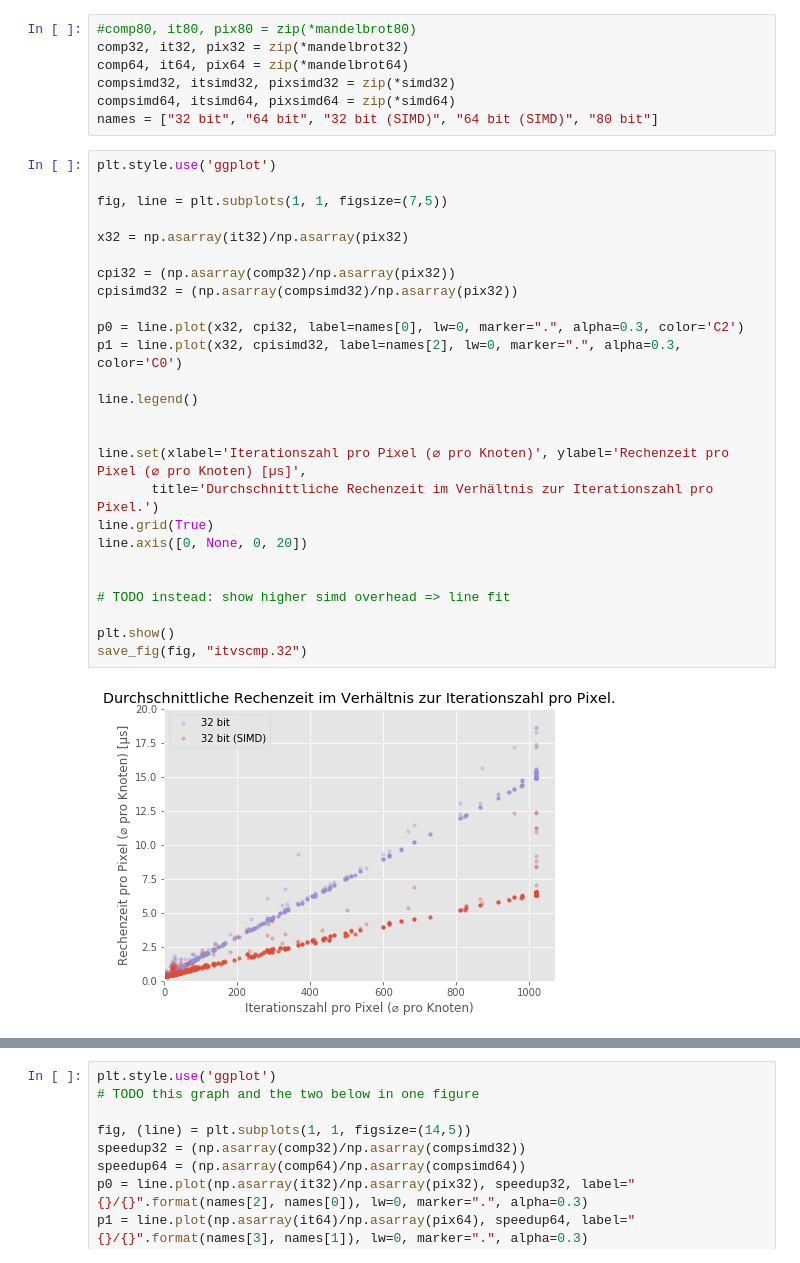
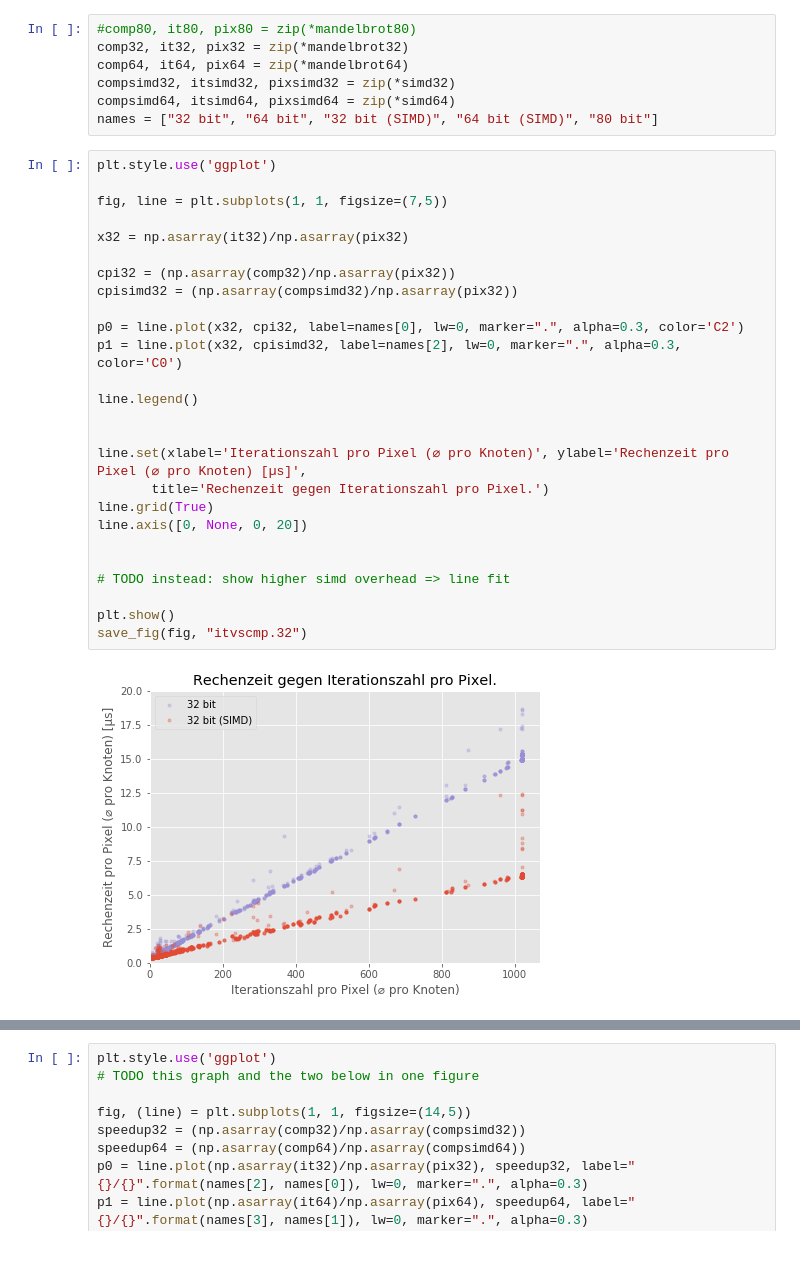
Before and after one commit to eragp/mandelbrot, a Jupyter notebook: eval/simd/implementations_eval.ipynb, the cells around one changed output, grey strips where cells are left out. Cells and saved outputs as stored; diff of their text form.

Commit message:
Fix graphs

```diff
--- a/eval/simd/implementations_eval.ipynb
+++ b/eval/simd/implementations_eval.ipynb
@@ -67,31 +67,31 @@ names = ["32 bit", "64 bit", "32 bit (SIMD)", "64 bit (SIMD)", "80 bit"]
 # %%
 plt.style.use('ggplot')
 
 fig, line = plt.subplots(1, 1, figsize=(7,5))
 
 x32 = np.asarray(it32)/np.asarray(pix32)
 
 cpi32 = (np.asarray(comp32)/np.asarray(pix32))
 cpisimd32 = (np.asarray(compsimd32)/np.asarray(pix32))
 
 p0 = line.plot(x32, cpi32, label=names[0], lw=0, marker=".", alpha=0.3, color='C2')
 p1 = line.plot(x32, cpisimd32, label=names[2], lw=0, marker=".", alpha=0.3, color='C0')
 
 line.legend()
 
 
 line.set(xlabel='Iterationszahl pro Pixel (⌀ pro Knoten)', ylabel='Rechenzeit pro Pixel (⌀ pro Knoten) [µs]',
-       title='Durchschnittliche Rechenzeit im Verhältnis zur Iterationszahl pro Pixel.')
+       title='Rechenzeit gegen Iterationszahl pro Pixel.')
 line.grid(True)
 line.axis([0, None, 0, 20])
 
 
 # TODO instead: show higher simd overhead => line fit
 
 plt.show()
 save_fig(fig, "itvscmp.32")
 # %% [output]
-[figure, old version]
+[figure, new version]
 # %%
 plt.style.use('ggplot')
 
```
Also changed, not shown: parts of 1 cell of this notebook, 9 other files.
